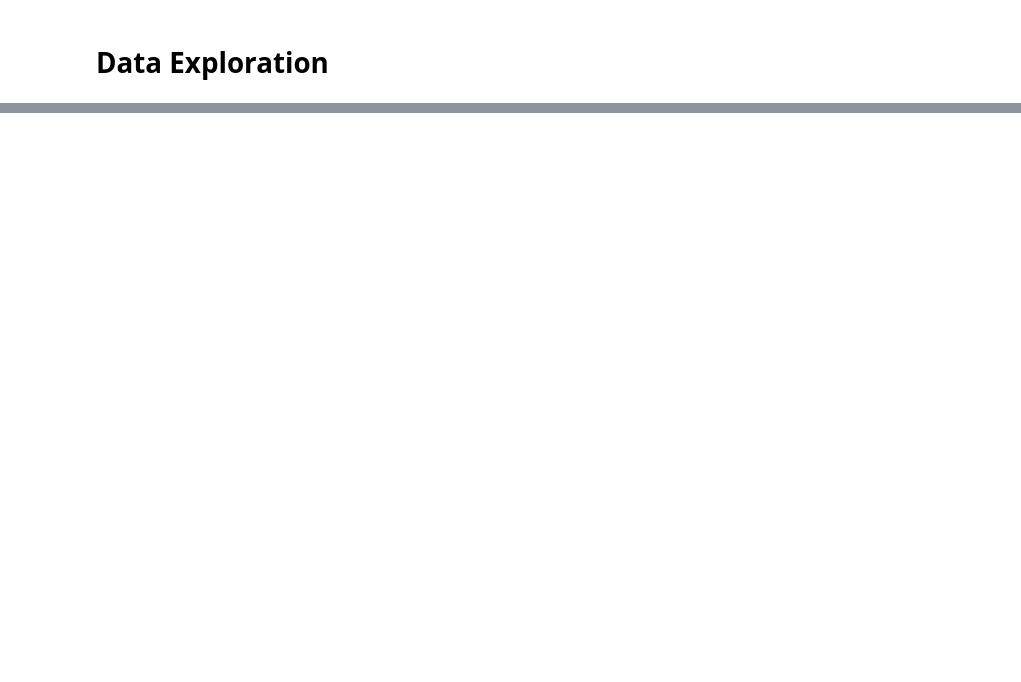
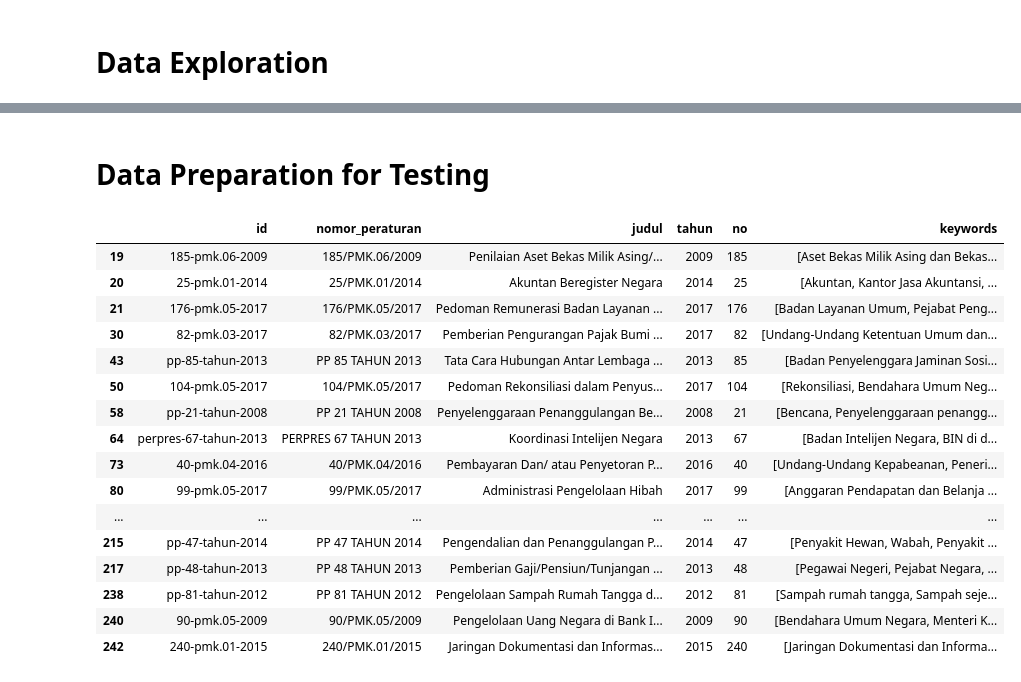
Before and after one commit to harishartanto/indonesian-legal-network-analysis, a Jupyter notebook: topic extraction/heuristics/text_preprocessing.ipynb, the cells around one changed output, grey strips where cells are left out. Drawn from its saved outputs; the diff is of its cells as text; code cells hidden in the pictures; blank space fills up the shorter version.

```diff
--- a/topic extraction/heuristics/text_preprocessing.ipynb
+++ b/topic extraction/heuristics/text_preprocessing.ipynb
@@ -327,0 +378,4 @@ plt.show()
+# %%
+# remove the top 10 keywords from the keywords column
+docs_df['keywords'] = docs_df['keywords'].apply(lambda x: [keyword for keyword in x if keyword not in top_4_keywords])
+docs_df
@@ -330,0 +404,33 @@ data.to_csv('../../data/law_analyzer_new4_keywords_cleaned.csv', index=False)
+# %% [markdown]
+# Data Preparation for Testing
+# %%
+# filter out records with keywords list if has less than 2 keywords
+docs_df = docs_df[docs_df['keywords'].apply(lambda x: len(x) >= 4)]
+# remove definisi, singkatan, and heading column
+docs_df = docs_df.drop(columns=['definisi', 'singkatan', 'heading'])
+# %%
+# read col.txt file
+with open('selected_column.txt', 'r') as f:
+    col = f.read().splitlines()
+
+# filter in records with judul column is in col
+docs_df_filt = docs_df[docs_df['judul'].isin(col)]
+docs_df_filt
+# %% [output]
+|  | id | nomor_peraturan | judul | tahun | no | keywords |
+| 19 | 185-pmk.06-2009 | 185/PMK.06/2009 | Penilaian Aset Bekas Milik Asing/... | 2009 | 185 | [Aset Bekas Milik Asing dan Bekas... |
+| 20 | 25-pmk.01-2014 | 25/PMK.01/2014 | Akuntan Beregister Negara | 2014 | 25 | [Akuntan, Kantor Jasa Akuntansi, ... |
+| 21 | 176-pmk.05-2017 | 176/PMK.05/2017 | Pedoman Remunerasi Badan Layanan ... | 2017 | 176 | [Badan Layanan Umum, Pejabat Peng... |
+| 30 | 82-pmk.03-2017 | 82/PMK.03/2017 | Pemberian Pengurangan Pajak Bumi ... | 2017 | 82 | [Undang-Undang Ketentuan Umum dan... |
+| 43 | pp-85-tahun-2013 | PP 85 TAHUN 2013 | Tata Cara Hubungan Antar Lembaga ... | 2013 | 85 | [Badan Penyelenggara Jaminan Sosi... |
+| 50 | 104-pmk.05-2017 | 104/PMK.05/2017 | Pedoman Rekonsiliasi dalam Penyus... | 2017 | 104 | [Rekonsiliasi, Bendahara Umum Neg... |
+| 58 | pp-21-tahun-2008 | PP 21 TAHUN 2008 | Penyelenggaraan Penanggulangan Be... | 2008 | 21 | [Bencana, Penyelenggaraan penangg... |
+| 64 | perpres-67-tahun-2013 | PERPRES 67 TAHUN 2013 | Koordinasi Intelijen Negara | 2013 | 67 | [Badan Intelijen Negara, BIN di d... |
+| 73 | 40-pmk.04-2016 | 40/PMK.04/2016 | Pembayaran Dan/ atau Penyetoran P... | 2016 | 40 | [Undang-Undang Kepabeanan, Peneri... |
+| 80 | 99-pmk.05-2017 | 99/PMK.05/2017 | Administrasi Pengelolaan Hibah | 2017 | 99 | [Anggaran Pendapatan dan Belanja ... |
+| ... | ... | ... | ... | ... | ... | ... |
+| 215 | pp-47-tahun-2014 | PP 47 TAHUN 2014 | Pengendalian dan Penanggulangan P... | 2014 | 47 | [Penyakit Hewan, Wabah, Penyakit ... |
+| 217 | pp-48-tahun-2013 | PP 48 TAHUN 2013 | Pemberian Gaji/Pensiun/Tunjangan ... | 2013 | 48 | [Pegawai Negeri, Pejabat Negara, ... |
+| 238 | pp-81-tahun-2012 | PP 81 TAHUN 2012 | Pengelolaan Sampah Rumah Tangga d... | 2012 | 81 | [Sampah rumah tangga, Sampah seje... |
+| 240 | 90-pmk.05-2009 | 90/PMK.05/2009 | Pengelolaan Uang Negara di Bank I... | 2009 | 90 | [Bendahara Umum Negara, Menteri K... |
+| 242 | 240-pmk.01-2015 | 240/PMK.01/2015 | Jaringan Dokumentasi dan Informas... | 2015 | 240 | [Jaringan Dokumentasi dan Informa... |
```
Also changed, not shown: parts of 25 cells of this notebook, 8 other files.
